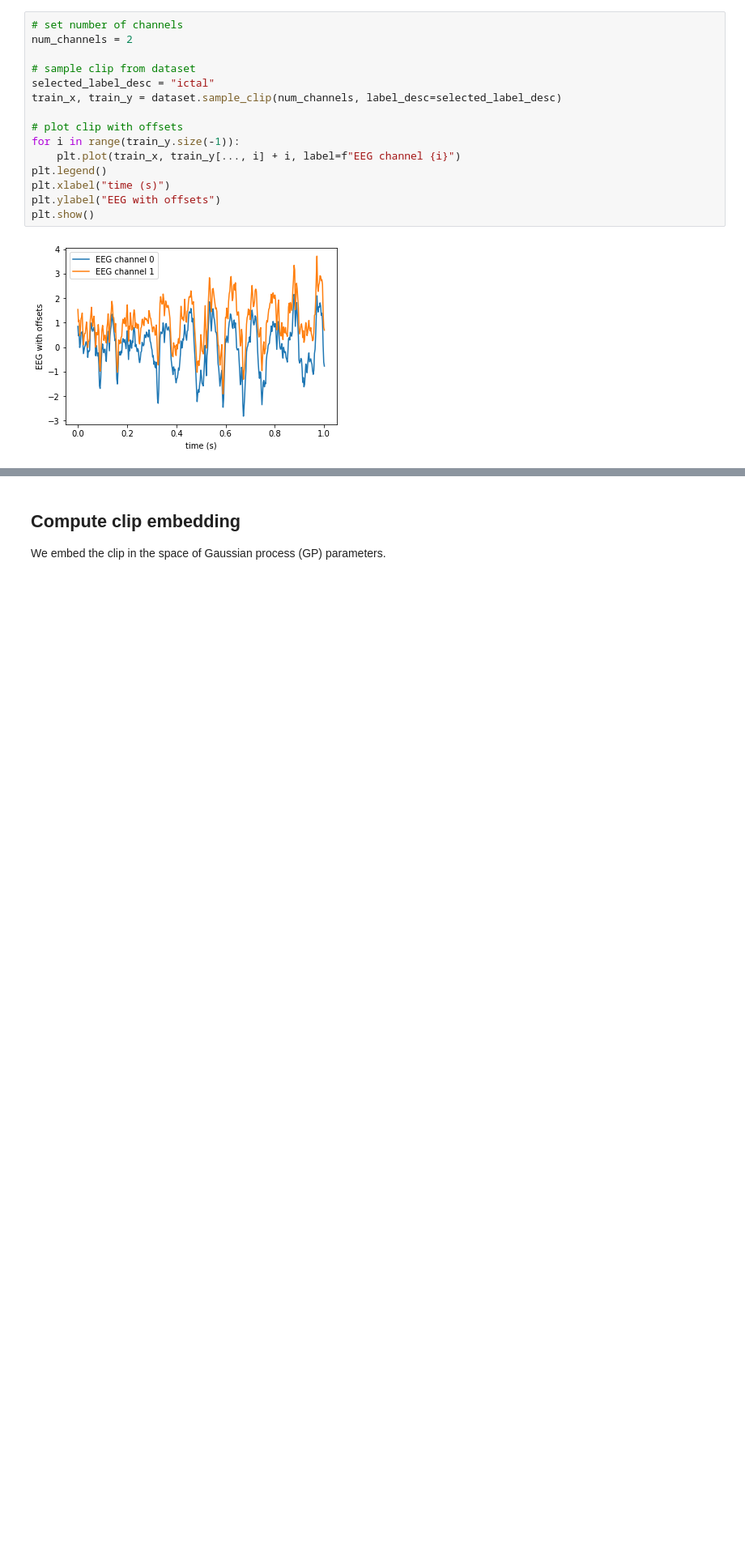
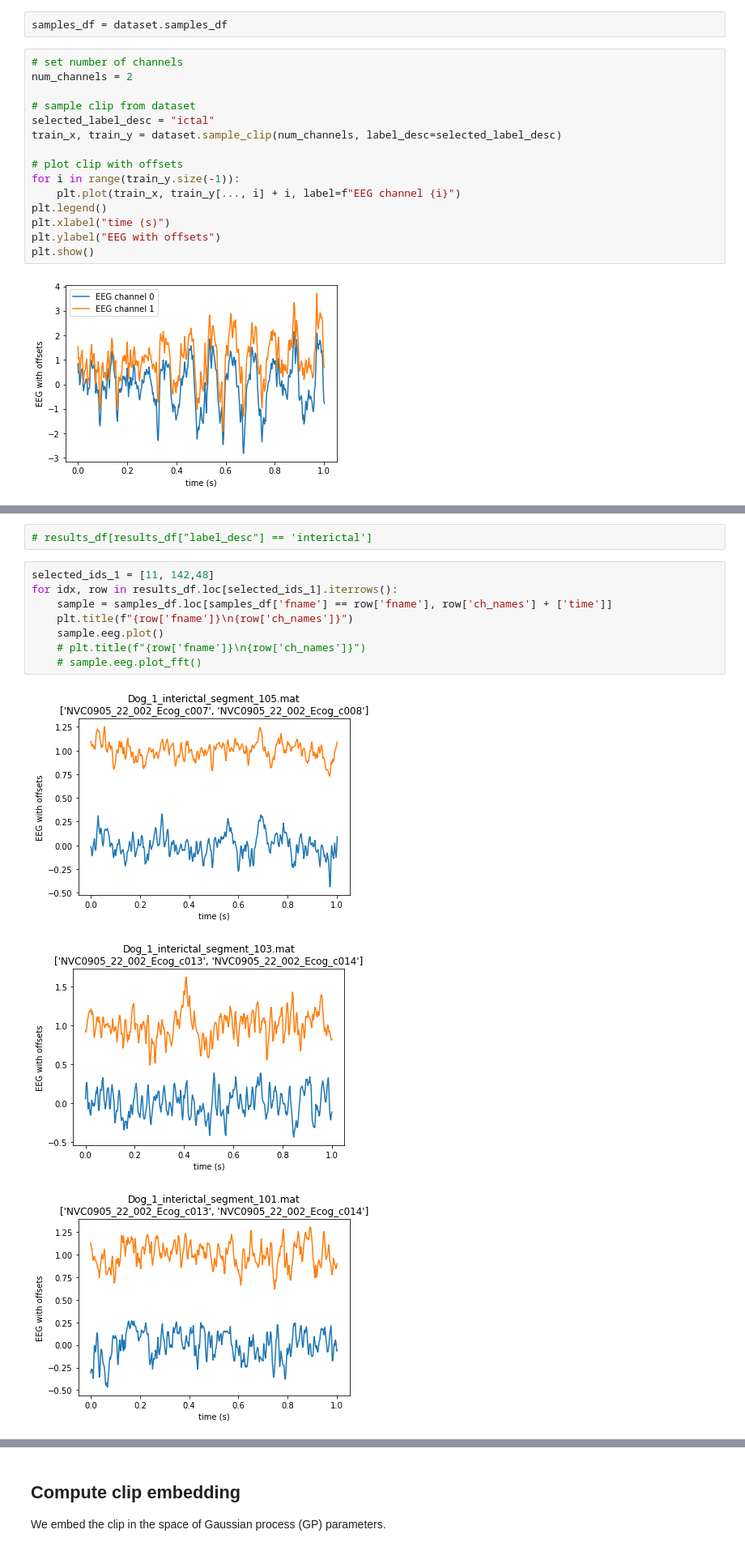
Before and after one commit to noamsgl/msc, a Jupyter notebook: scripts/alerting/compute_ictality.ipynb, the cells around one changed output, grey strips where cells are left out. Shown at 81% size. Drawn from its saved outputs; the diff is of its cells as text; blank space fills up the shorter version.

Commit message:
add visually inspect some plots

```diff
--- a/scripts/alerting/compute_ictality.ipynb
+++ b/scripts/alerting/compute_ictality.ipynb
@@ -75,6 +77,8 @@ GaussianMixture(n_components=2)
 # load dataset
 dataset_dir = r"C:\Users\noam\Repositories\noamsgl\msc\data\seizure-detection\Dog_1"
 dataset = DogDataset(dataset_dir)
+# %%
+samples_df = dataset.samples_df
 # %%
 # set number of channels
 num_channels = 2
@@ -94,0 +103,14 @@ plt.show()
+# %%
+# results_df[results_df["label_desc"] == 'interictal']
+# %%
+selected_ids_1 = [11, 142,48]
+for idx, row in results_df.loc[selected_ids_1].iterrows():
+    sample = samples_df.loc[samples_df['fname'] == row['fname'], row['ch_names'] + ['time']]
+    plt.title(f"{row['fname']}\n{row['ch_names']}")
+    sample.eeg.plot()
+    # plt.title(f"{row['fname']}\n{row['ch_names']}")
+    # sample.eeg.plot_fft()
+# %% [output]
+[figure, added]
+[figure, added]
+[figure, added]
```
Also changed, not shown: parts of 4 cells of this notebook, 1 other file.
